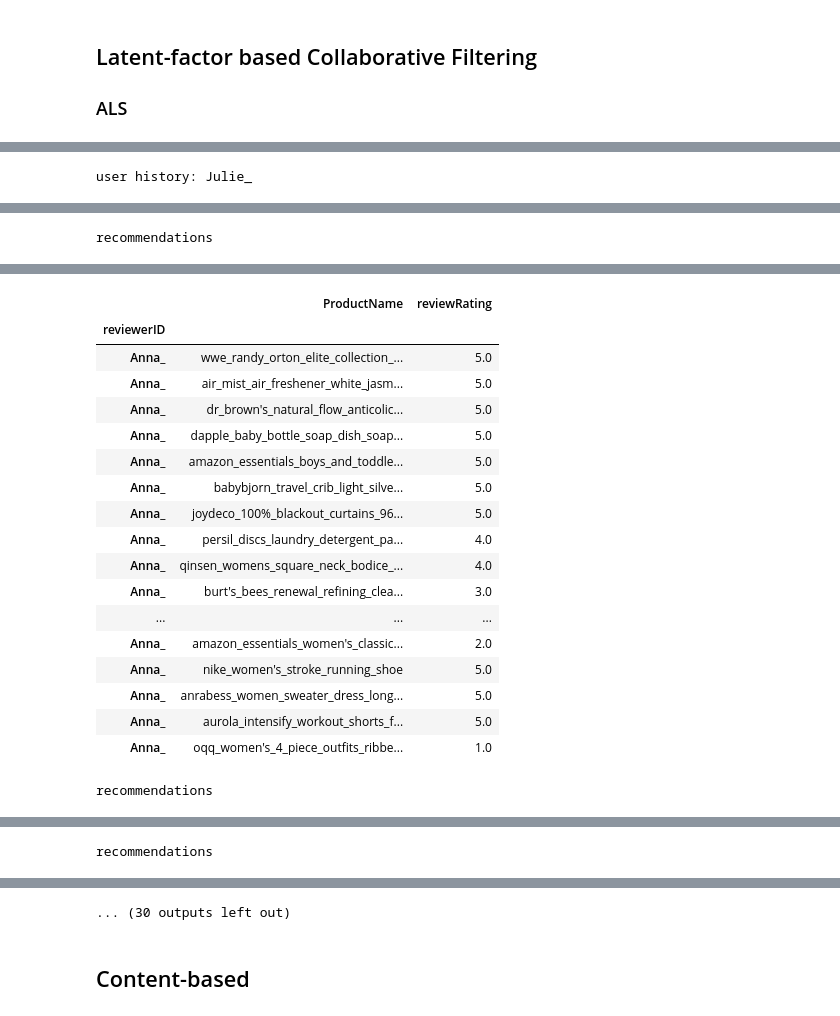
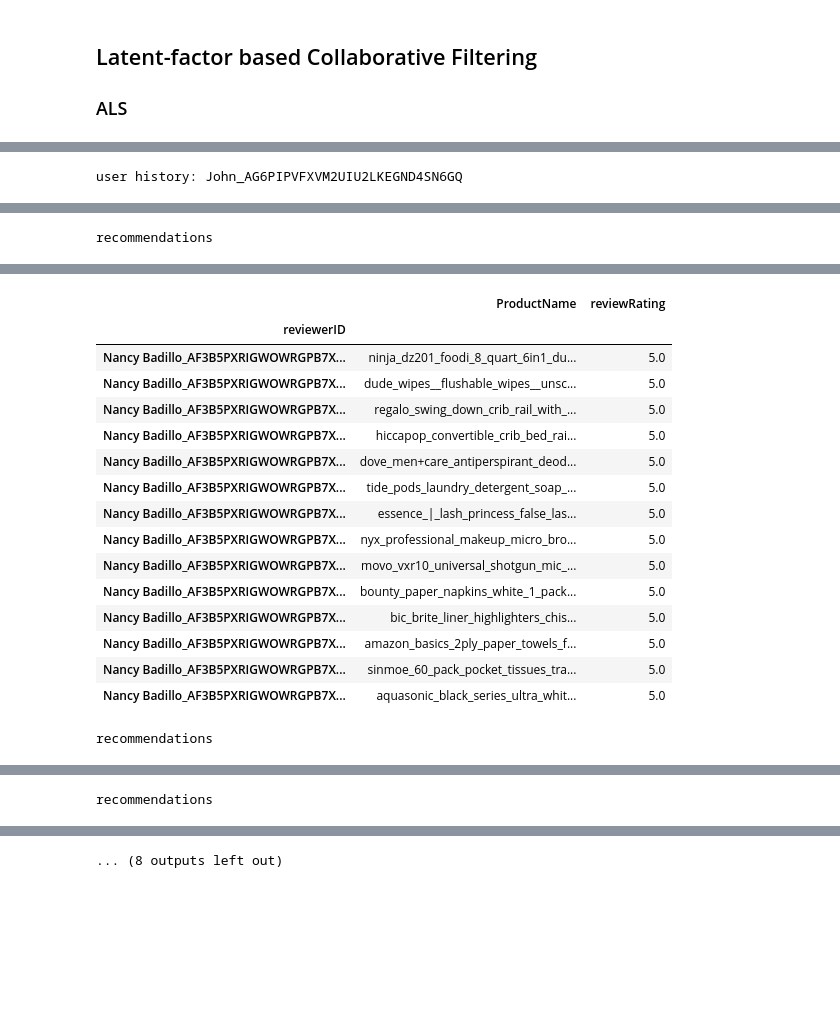
Before and after one commit to K-Winkles/kaban-multimodel-recommender, a Jupyter notebook: dev/main.ipynb, the cells around one changed output, grey strips where cells are left out. Saved outputs shown, nothing was run; the diff lists cells and outputs as text; code cells hidden in the pictures; blank space fills up the shorter version.

```diff
--- a/dev/main.ipynb
+++ b/dev/main.ipynb
@@ -354,8 +249,8 @@ def show_user_history_and_recos(recommendations, user_id):
     display(asins_df.loc[reco_list])
     print('\n')
 # %%
-user_ids = [x for x in list(recommendations.keys()) if len(x.split('_')[-1]) > 1][:5]
-for user_id in user_ids:
+userids = [x for x in list(recommendations.keys()) if len(x.split('_')[-1]) > 1][:5]
+for user_id in userids:
     show_user_history_and_recos(recommendations, user_id)
 # %% [output]
 |  | ProductName | reviewRating |
@@ -497,7 +395,7 @@ for factor in factors:
         alpha=1,
         calculate_training_loss=True,
         use_cg=True,
-        iterations=15,
+        iterations=30,
         random_state=143
     )
     model.fit(csr_utility)
@@ -544,19 +442,23 @@ model = ALS(
     alpha=1,
     calculate_training_loss=True,
     use_cg=True,
-    iterations=15,
+    iterations=30,
     random_state=143
 )
 model.fit(csr_utility)
+# %%
+def get_ilocs(df_utility, userids):
+    userids_ilocs = []
+    original_indices = df_utility.index
+    for u in userids:
+        #display(df_utility.loc[u])
+        userids_ilocs.append(original_indices.get_loc(u))
+        #display(df_utility.iloc[original_indices.get_loc(u), :])
+    return userids_ilocs
+userids_ilocs = get_ilocs(df_utility, userids)
 # %%
-userids = random.sample(range(0, len(df_utility)), 10)
-ids, scores = model.recommend(userids, csr_utility[userids])
-recommendations = [(x, y, z) for x, y, z in zip(userids, ids, scores)]
-
-try:
-    reviews_df.set_index('reviewerID', inplace=True)
-except:
-    pass
+ids, scores = model.recommend(userids_ilocs, csr_utility[userids_ilocs])
+recommendations = [(x, y, z) for x, y, z in zip(userids_ilocs, ids, scores)]
 
 def show_user_history_and_recos_als(recommendations, reviews_df, asins_df):
     """
@@ -568,12 +470,12 @@ def show_user_history_and_recos_als(recommendations, reviews_df, asins_df):
         display(reviews_df.loc[reviewer_id][['ProductName', 'reviewRating']])
         print("recommendations")
         display(asins_df.loc[reco_ids])
-        print("scores")
-        for reco_id, score in zip(reco_ids, scores):
-            print((reco_id, score))
-        print('\n')
+        #print("scores")
+        #for reco_id, score in zip(reco_ids, scores):
+        #    print((reco_id, score))
+        #print('\n')
 show_user_history_and_recos_als(recommendations, reviews_df, items_with_info_df)
 # %% [output]
-user history: Julie_
+user history: John_AG6PIPVFXVM2UIU2LKEGND4SN6GQ
 |  | ProductName | reviewRating |
 | reviewerID |  |  |
@@ -622,20 +511,18 @@ user history: Anna_
 |  | ProductName | reviewRating |
 | reviewerID |  |  |
-| Anna_ | wwe_randy_orton_elite_collection_... | 5.0 |
-| Anna_ | air_mist_air_freshener_white_jasm... | 5.0 |
-| Anna_ | dr_brown's_natural_flow_anticolic... | 5.0 |
-| Anna_ | dapple_baby_bottle_soap_dish_soap... | 5.0 |
-| Anna_ | amazon_essentials_boys_and_toddle... | 5.0 |
-| Anna_ | babybjorn_travel_crib_light_silve... | 5.0 |
-| Anna_ | joydeco_100%_blackout_curtains_96... | 5.0 |
-| Anna_ | persil_discs_laundry_detergent_pa... | 4.0 |
-| Anna_ | qinsen_womens_square_neck_bodice_... | 4.0 |
-| Anna_ | burt's_bees_renewal_refining_clea... | 3.0 |
-| ... | ... | ... |
-| Anna_ | amazon_essentials_women's_classic... | 2.0 |
-| Anna_ | nike_women's_stroke_running_shoe | 5.0 |
-| Anna_ | anrabess_women_sweater_dress_long... | 5.0 |
-| Anna_ | aurola_intensify_workout_shorts_f... | 5.0 |
-| Anna_ | oqq_women's_4_piece_outfits_ribbe... | 1.0 |
+| Nancy Badillo_AF3B5PXRIGWOWRGPB7X... | ninja_dz201_foodi_8_quart_6in1_du... | 5.0 |
+| Nancy Badillo_AF3B5PXRIGWOWRGPB7X... | dude_wipes__flushable_wipes__unsc... | 5.0 |
+| Nancy Badillo_AF3B5PXRIGWOWRGPB7X... | regalo_swing_down_crib_rail_with_... | 5.0 |
+| Nancy Badillo_AF3B5PXRIGWOWRGPB7X... | hiccapop_convertible_crib_bed_rai... | 5.0 |
+| Nancy Badillo_AF3B5PXRIGWOWRGPB7X... | dove_men+care_antiperspirant_deod... | 5.0 |
+| Nancy Badillo_AF3B5PXRIGWOWRGPB7X... | tide_pods_laundry_detergent_soap_... | 5.0 |
+| Nancy Badillo_AF3B5PXRIGWOWRGPB7X... | essence_|_lash_princess_false_las... | 5.0 |
+| Nancy Badillo_AF3B5PXRIGWOWRGPB7X... | nyx_professional_makeup_micro_bro... | 5.0 |
+| Nancy Badillo_AF3B5PXRIGWOWRGPB7X... | movo_vxr10_universal_shotgun_mic_... | 5.0 |
+| Nancy Badillo_AF3B5PXRIGWOWRGPB7X... | bounty_paper_napkins_white_1_pack... | 5.0 |
+| Nancy Badillo_AF3B5PXRIGWOWRGPB7X... | bic_brite_liner_highlighters_chis... | 5.0 |
+| Nancy Badillo_AF3B5PXRIGWOWRGPB7X... | amazon_basics_2ply_paper_towels_f... | 5.0 |
+| Nancy Badillo_AF3B5PXRIGWOWRGPB7X... | sinmoe_60_pack_pocket_tissues_tra... | 5.0 |
+| Nancy Badillo_AF3B5PXRIGWOWRGPB7X... | aquasonic_black_series_ultra_whit... | 5.0 |
 recommendations
 |  | ASIN | name |
@@ -695,3 +565 @@ recommendations
-... (30 outputs left out)
+... (8 outputs left out)
-# %% [markdown]
-## Content-based
```
Also changed, not shown: parts of 16 cells of this notebook.
